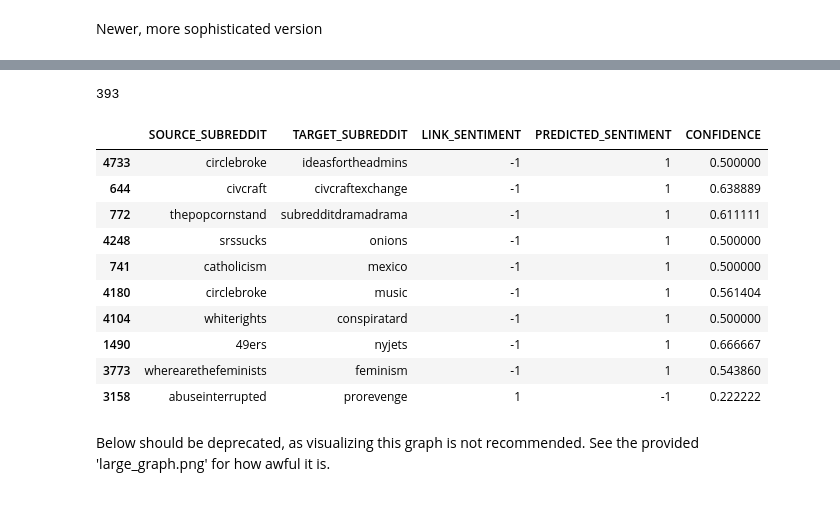
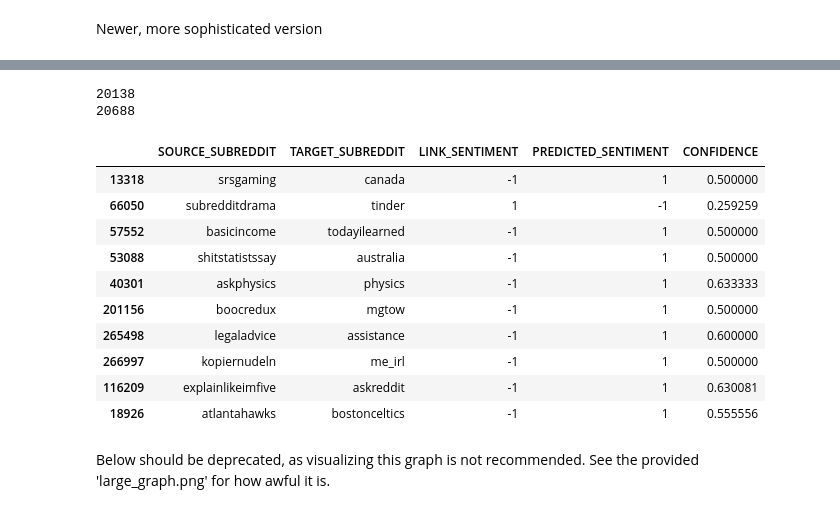
Before and after one commit to niceshice/DS4DH_Abg, a Jupyter notebook: sub1_graph.ipynb, the cells around one changed output, grey strips where cells are left out. Cells and saved outputs as stored; diff of their text form; code cells hidden in the pictures.

```diff
--- a/sub1_graph.ipynb
+++ b/sub1_graph.ipynb
@@ -112,7 +111,7 @@ def predict_sentiment(source_subreddit, target_subreddit):
 # %%
 
 # Load the test dataset
-test_data = pd.read_csv('soc-redditHyperlinks-body-test.tsv', delimiter='\t')
+test_data = pd.read_csv('soc-redditHyperlinks-body.tsv', delimiter='\t')
 
 # Predict sentiment for test set posts using the graph-based heuristic
 test_data['PREDICTED_SENTIMENT'], test_data['CONFIDENCE'] = zip(*test_data.apply(lambda row: predict_sentiment(row['SOURCE_SUBREDDIT'], row['TARGET_SUBREDDIT']), axis=1))
@@ -121,6 +120,6 @@ test_data['PREDICTED_SENTIMENT'], test_data['CONFIDENCE'] = zip(*test_data.apply
 result_df = test_data[['SOURCE_SUBREDDIT', 'TARGET_SUBREDDIT', 'LINK_SENTIMENT', 'PREDICTED_SENTIMENT', 'CONFIDENCE']]
 
 # Save the result DataFrame to a CSV file
-result_df.to_csv(f'result_data{int(confidence_threshold*100)}.csv', index=False)
+result_df.to_csv(f'graph_data/result_data{int(confidence_threshold*100)}.csv', index=False)
 # %%
 wrongs = result_df[(result_df['CONFIDENCE'] > -1) & (result_df['LINK_SENTIMENT'] != result_df['PREDICTED_SENTIMENT'])] #
@@ -127,19 +160,22 @@ wrongs = result_df[(result_df['CONFIDENCE'] > -1) & (result_df['LINK_SENTIMENT']
 # %%
 print(len(wrongs))
+test = result_df[result_df['LINK_SENTIMENT'] == -1]
+print(len(test))
 wrongs.sort_values(by='CONFIDENCE').sample(n=10)
 # %% [output]
-393
+20138
+20688
 |  | SOURCE_SUBREDDIT | TARGET_SUBREDDIT | LINK_SENTIMENT | PREDICTED_SENTIMENT | CONFIDENCE |
-| 4733 | circlebroke | ideasfortheadmins | -1 | 1 | 0.500000 |
-| 644 | civcraft | civcraftexchange | -1 | 1 | 0.638889 |
-| 772 | thepopcornstand | subredditdramadrama | -1 | 1 | 0.611111 |
-| 4248 | srssucks | onions | -1 | 1 | 0.500000 |
-| 741 | catholicism | mexico | -1 | 1 | 0.500000 |
-| 4180 | circlebroke | music | -1 | 1 | 0.561404 |
-| 4104 | whiterights | conspiratard | -1 | 1 | 0.500000 |
-| 1490 | 49ers | nyjets | -1 | 1 | 0.666667 |
-| 3773 | wherearethefeminists | feminism | -1 | 1 | 0.543860 |
-| 3158 | abuseinterrupted | prorevenge | 1 | -1 | 0.222222 |
+| 13318 | srsgaming | canada | -1 | 1 | 0.500000 |
+| 66050 | subredditdrama | tinder | 1 | -1 | 0.259259 |
+| 57552 | basicincome | todayilearned | -1 | 1 | 0.500000 |
+| 53088 | shitstatistssay | australia | -1 | 1 | 0.500000 |
+| 40301 | askphysics | physics | -1 | 1 | 0.633333 |
+| 201156 | boocredux | mgtow | -1 | 1 | 0.500000 |
+| 265498 | legaladvice | assistance | -1 | 1 | 0.600000 |
+| 266997 | kopiernudeln | me_irl | -1 | 1 | 0.500000 |
+| 116209 | explainlikeimfive | askreddit | -1 | 1 | 0.630081 |
+| 18926 | atlantahawks | bostonceltics | -1 | 1 | 0.555556 |
 # %% [markdown]
 Below should be deprecated, as visualizing this graph is not recommended. See the provided 'large_graph.png' for how awful it is.
 # %%
```
Also changed, not shown: parts of 4 cells of this notebook, 2 other files.
